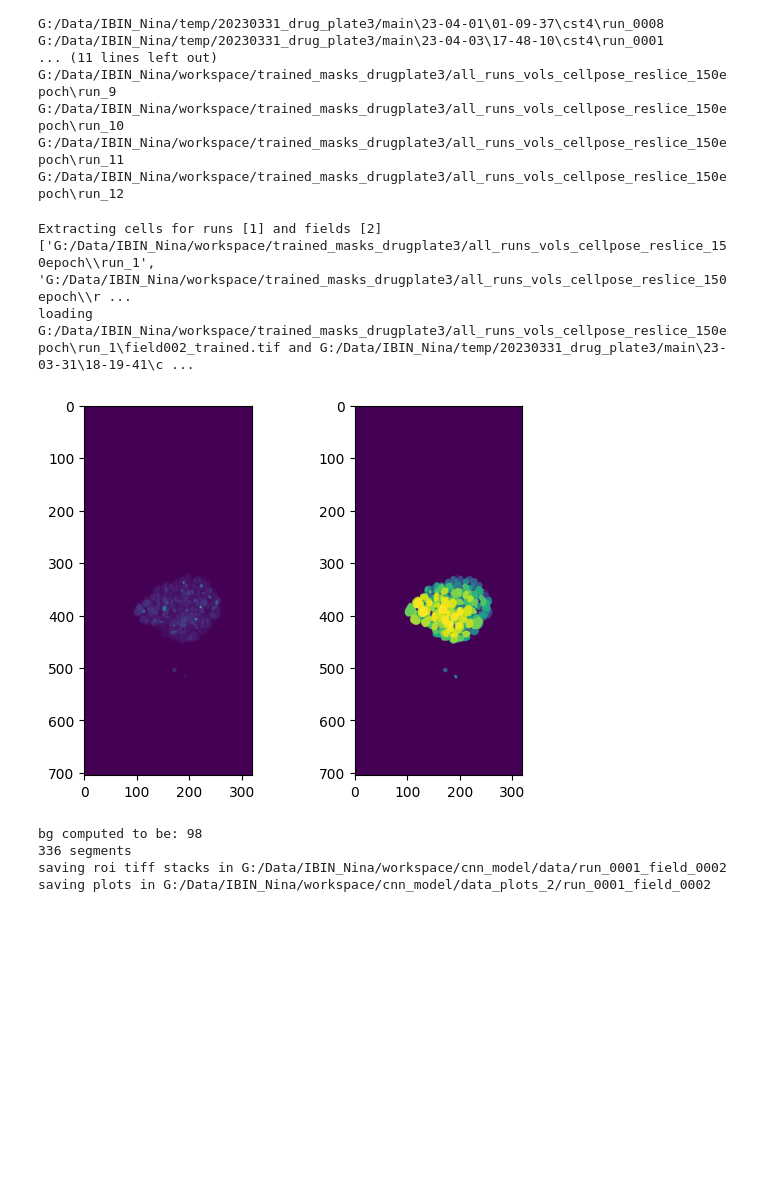
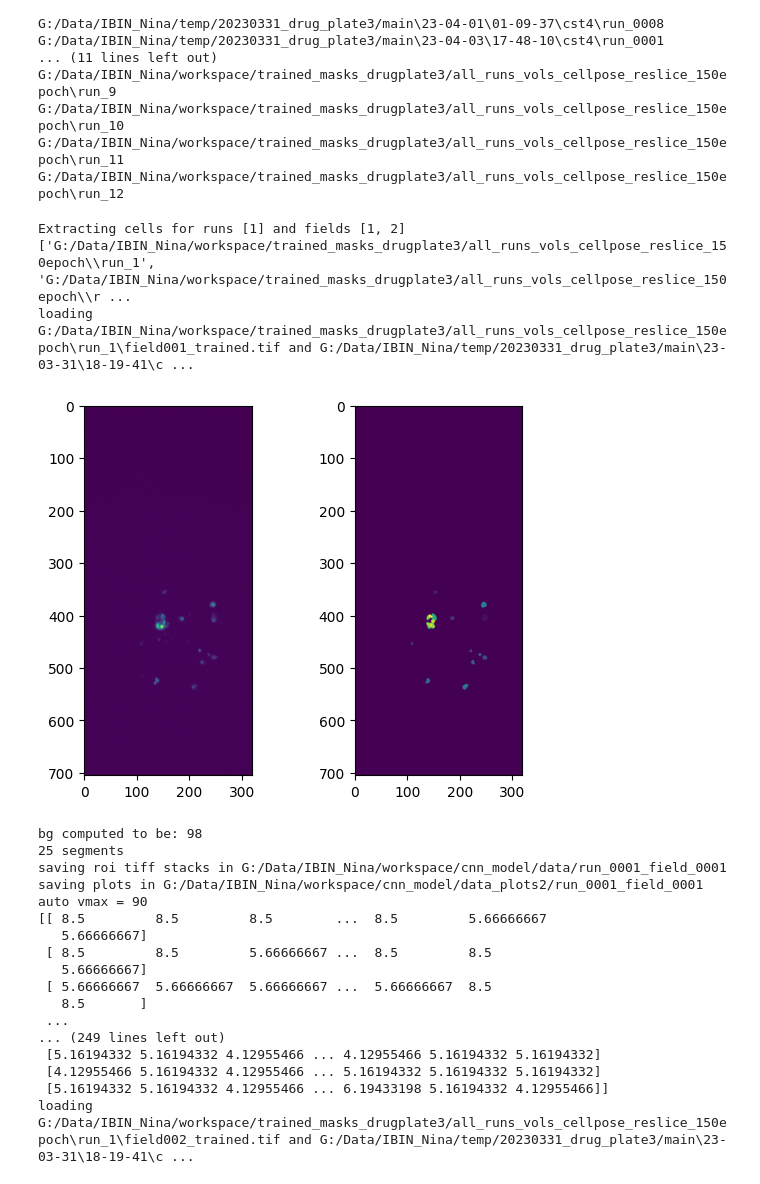
Before and after one commit to LeoRoweBrown/cell_segment_quality_cnn, a Jupyter notebook: extract_cell_data.ipynb, the cells around one changed output. Saved outputs shown, nothing was run; the diff lists cells and outputs as text; code cells hidden in the pictures; blank space fills up the shorter version.

```diff
--- a/extract_cell_data.ipynb
+++ b/extract_cell_data.ipynb
@@ -4,7 +4,7 @@ import napari
 import matplotlib.pyplot as plt
 # %%
 save_dir = "G:/Data/IBIN_Nina/workspace/cnn_model/data/"
-save_plot_dir = "G:/Data/IBIN_Nina/workspace/cnn_model/data_plots_2/"
+save_plot_dir = "G:/Data/IBIN_Nina/workspace/cnn_model/data_plots2/"
 
 channel = 'exc561_filter605'
 data_dir = "G:/Data/IBIN_Nina/temp/20230331_drug_plate3/main/"
@@ -21,8 +21,8 @@ mask_field_files
 all_fields = False
 all_runs = False
 
-runs_to_include = [1] # [1, 5, 11]
-fields_to_include = [2] # [1, 2, 150, 147]
+runs_to_include = [1, 5, 11]
+fields_to_include = [1, 2, 150, 147]
 
 if all_fields:
     fields_to_include = field_nums
@@ -54,38 +54,51 @@ print(mask_run_dirs)
 for n in runs_to_include:
     data_run_dir = run_dirs[n-1]
     mask_run_dir = mask_run_dirs[n-1]
     for f in fields_to_include:
         mask_file = os.path.join(mask_run_dir, os.path.basename(mask_field_files[f-1]))
         data_file = os.path.join(data_run_dir, f'field_{f:04d}', channel, '*.tif')
         print("loading", mask_file, "and", data_file)
         mask = tiff.imread(mask_file)
         data = tiff.imread(data_file)
         # viewer=napari.Viewer(show=True)
         # viewer.window._qt_window.show()  # Force window show
         # viewer.add_image(data)
         fig = plt.figure()
         ax = fig.add_subplot(1,2,1)
         ax.imshow(np.max(data, 0))
         ax2 = fig.add_subplot(1,2,2)
         ax2.imshow(np.max(mask, 0))
         plt.show()
         # viewer, image_layer = napari.imshow(data)
 
         # viewer.add_image(data)
 
         mask_rois, data_rois, data_rois_masked = get_rois_fixed_roi(mask, data, (32, 32, 32), bg=98)
         save_path = os.path.join(save_dir, f'run_{n:04d}_field_{f:04d}')
         save_path_dir = os.path.join(save_plot_dir, f'run_{n:04d}_field_{f:04d}')
         save_rois(save_path, mask_rois, data_rois, data_rois_masked)
-        save_plots(save_path_dir, mask_rois, data_rois, data_rois_masked)
+        save_plots(save_path_dir, mask_rois, data_rois, data_rois_masked, vmax=None)
 
 # napari.run()  # Starts the Qt event loop (blocks here)
 # %% [output]
-Extracting cells for runs [1] and fields [2]
+Extracting cells for runs [1] and fields [1, 2]
 ['G:/Data/IBIN_Nina/workspace/trained_masks_drugplate3/all_runs_vols_cellpose_reslice_150epoch\\run_1', 'G:/Data/IBIN_Nina/workspace/trained_masks_drugplate3/all_runs_vols_cellpose_reslice_150epoch\\r ...
-loading G:/Data/IBIN_Nina/workspace/trained_masks_drugplate3/all_runs_vols_cellpose_reslice_150epoch\run_1\field002_trained.tif and G:/Data/IBIN_Nina/temp/20230331_drug_plate3/main\23-03-31\18-19-41\c ...
+loading G:/Data/IBIN_Nina/workspace/trained_masks_drugplate3/all_runs_vols_cellpose_reslice_150epoch\run_1\field001_trained.tif and G:/Data/IBIN_Nina/temp/20230331_drug_plate3/main\23-03-31\18-19-41\c ...
-[figure, old version]
+[figure, new version]
 bg computed to be: 98
-336 segments
-saving roi tiff stacks in G:/Data/IBIN_Nina/workspace/cnn_model/data/run_0001_field_0002
-saving plots in G:/Data/IBIN_Nina/workspace/cnn_model/data_plots_2/run_0001_field_0002
+25 segments
+saving roi tiff stacks in G:/Data/IBIN_Nina/workspace/cnn_model/data/run_0001_field_0001
+saving plots in G:/Data/IBIN_Nina/workspace/cnn_model/data_plots2/run_0001_field_0001
+auto vmax = 90
+[[ 8.5         8.5         8.5        ...  8.5         5.66666667
+   5.66666667]
+ [ 8.5         8.5         5.66666667 ...  8.5         8.5
+   5.66666667]
+ [ 5.66666667  5.66666667  5.66666667 ...  5.66666667  8.5
+   8.5       ]
+ ...
+... (249 lines left out)
+ [5.16194332 5.16194332 4.12955466 ... 4.12955466 5.16194332 5.16194332]
+ [4.12955466 5.16194332 4.12955466 ... 5.16194332 5.16194332 5.16194332]
+ [5.16194332 5.16194332 4.12955466 ... 6.19433198 5.16194332 4.12955466]]
+loading G:/Data/IBIN_Nina/workspace/trained_masks_drugplate3/all_runs_vols_cellpose_reslice_150epoch\run_1\field002_trained.tif and G:/Data/IBIN_Nina/temp/20230331_drug_plate3/main\23-03-31\18-19-41\c ...
```
Also changed, not shown: parts of 1 cell of this notebook, 2 other files.
